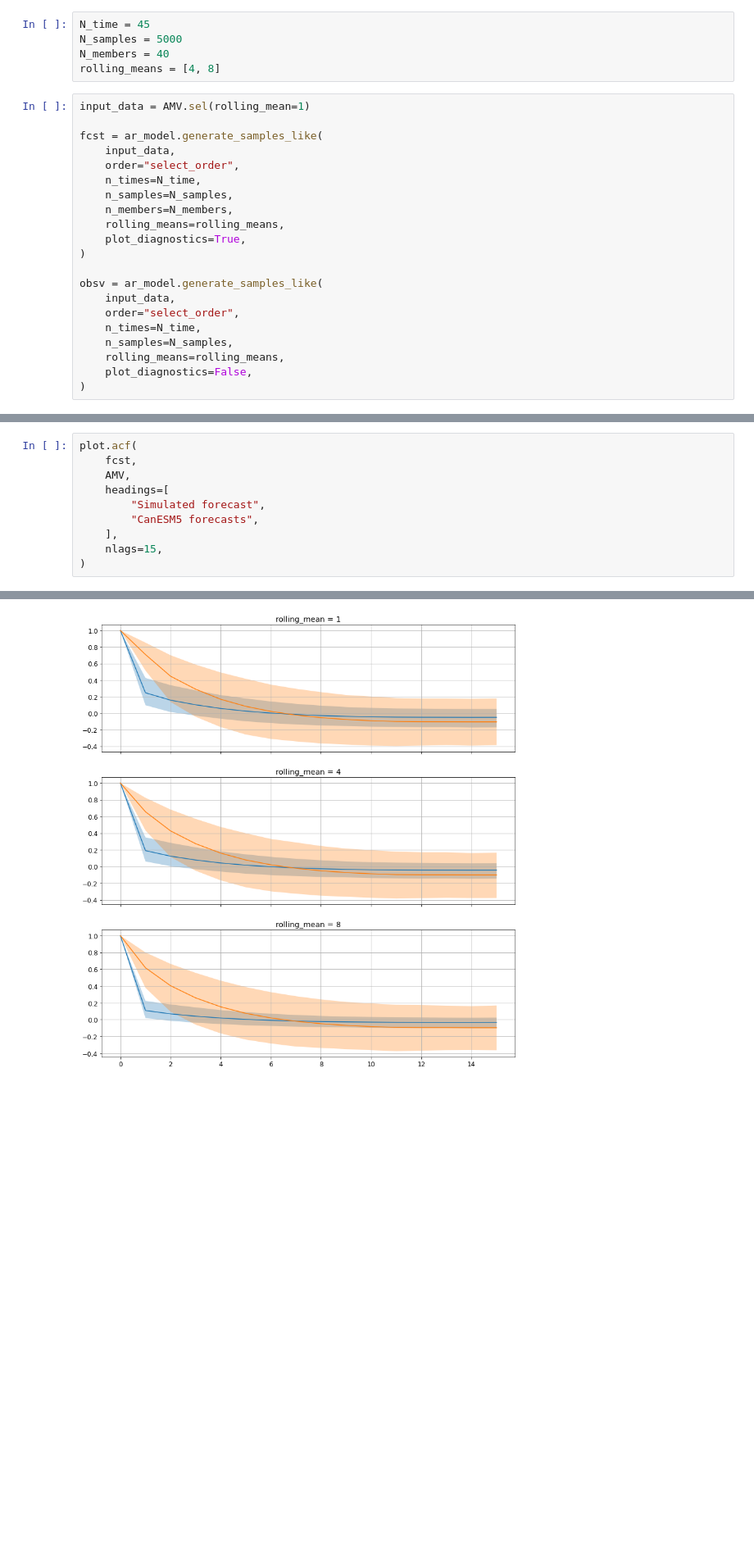
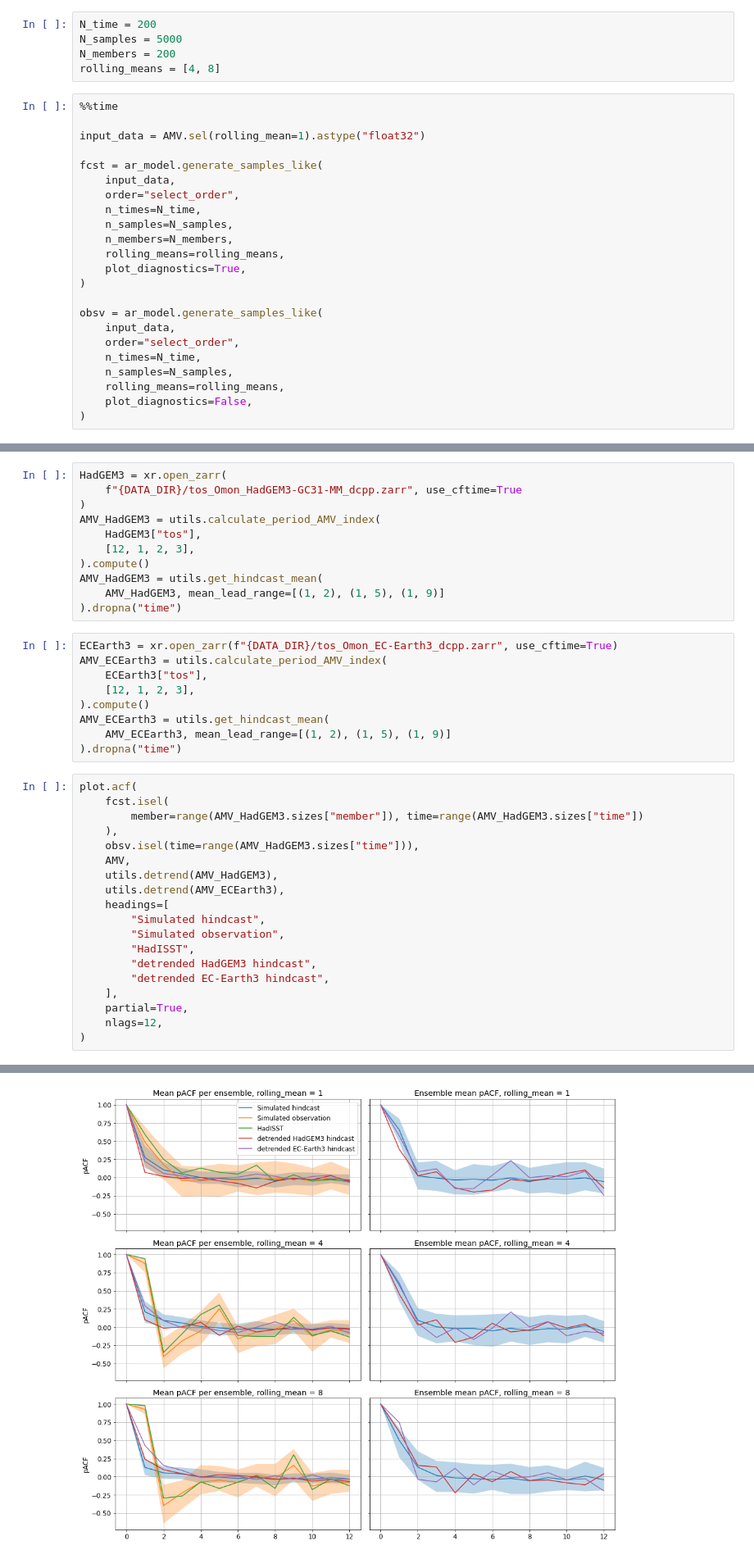
Before and after one commit to dougiesquire/Squire_2022_correlation, a Jupyter notebook: notebooks/exploratory/demo_Tim.ipynb, the cells around one changed output, grey strips where cells are left out. Shown: that part at 82% size. Saved outputs shown, nothing was run; the diff lists cells and outputs as text; blank space fills up the shorter version.

```diff
--- a/notebooks/exploratory/demo_Tim.ipynb
+++ b/notebooks/exploratory/demo_Tim.ipynb
@@ -40,12 +52,14 @@ The synthetic ensemble hindcasts are generated by running the model forward in t
 
 Below, I generate $N_{sample}=5000$ pairs of such signals
 # %%
-N_time = 45
+N_time = 200
 N_samples = 5000
-N_members = 40
+N_members = 200
 rolling_means = [4, 8]
 # %%
-input_data = AMV.sel(rolling_mean=1)
+%%time
+
+input_data = AMV.sel(rolling_mean=1).astype("float32")
 
 fcst = ar_model.generate_samples_like(
     input_data,
@@ -178,11 +316,40 @@ The effective sample size is very small and a blocksize of 5 is insufficient to
+# %%
+HadGEM3 = xr.open_zarr(
+    f"{DATA_DIR}/tos_Omon_HadGEM3-GC31-MM_dcpp.zarr", use_cftime=True
+)
+AMV_HadGEM3 = utils.calculate_period_AMV_index(
+    HadGEM3["tos"],
+    [12, 1, 2, 3],
+).compute()
+AMV_HadGEM3 = utils.get_hindcast_mean(
+    AMV_HadGEM3, mean_lead_range=[(1, 2), (1, 5), (1, 9)]
+).dropna("time")
+# %%
+ECEarth3 = xr.open_zarr(f"{DATA_DIR}/tos_Omon_EC-Earth3_dcpp.zarr", use_cftime=True)
+AMV_ECEarth3 = utils.calculate_period_AMV_index(
+    ECEarth3["tos"],
+    [12, 1, 2, 3],
+).compute()
+AMV_ECEarth3 = utils.get_hindcast_mean(
+    AMV_ECEarth3, mean_lead_range=[(1, 2), (1, 5), (1, 9)]
+).dropna("time")
 # %%
 plot.acf(
-    fcst,
+    fcst.isel(
+        member=range(AMV_HadGEM3.sizes["member"]), time=range(AMV_HadGEM3.sizes["time"])
+    ),
+    obsv.isel(time=range(AMV_HadGEM3.sizes["time"])),
     AMV,
+    utils.detrend(AMV_HadGEM3),
+    utils.detrend(AMV_ECEarth3),
     headings=[
-        "Simulated forecast",
-        "CanESM5 forecasts",
+        "Simulated hindcast",
+        "Simulated observation",
+        "HadISST",
+        "detrended HadGEM3 hindcast",
+        "detrended EC-Earth3 hindcast",
     ],
-    nlags=15,
+    partial=True,
+    nlags=12,
 )
 # %% [output]
@@ -190 +356 @@ KeyError: 'rolling_mean'
-[figure, old version]
+[figure, new version]
```
Also changed, not shown: parts of 42 cells of this notebook, 6 other files.
